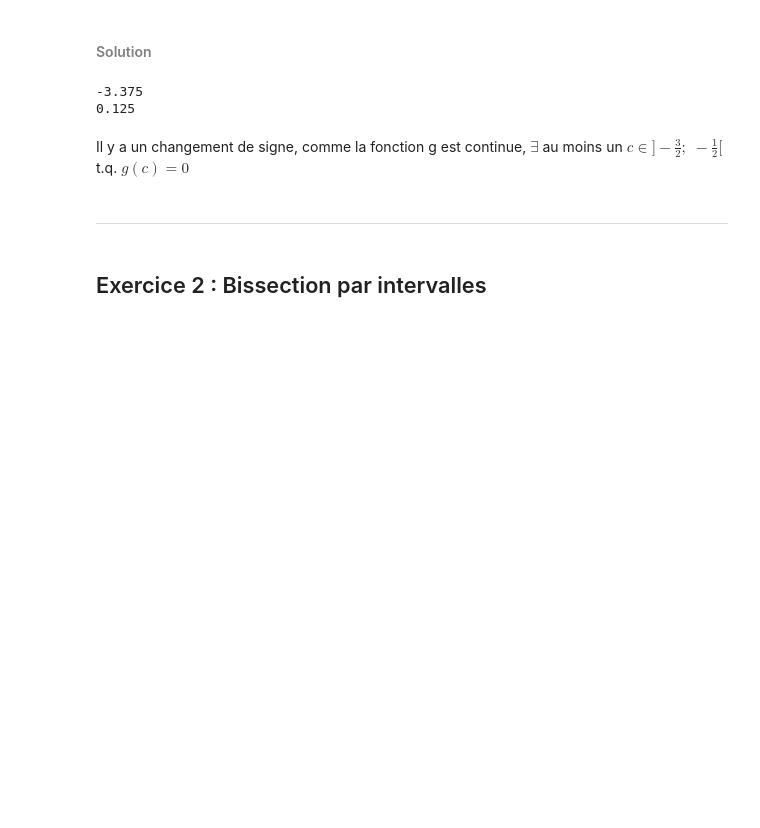
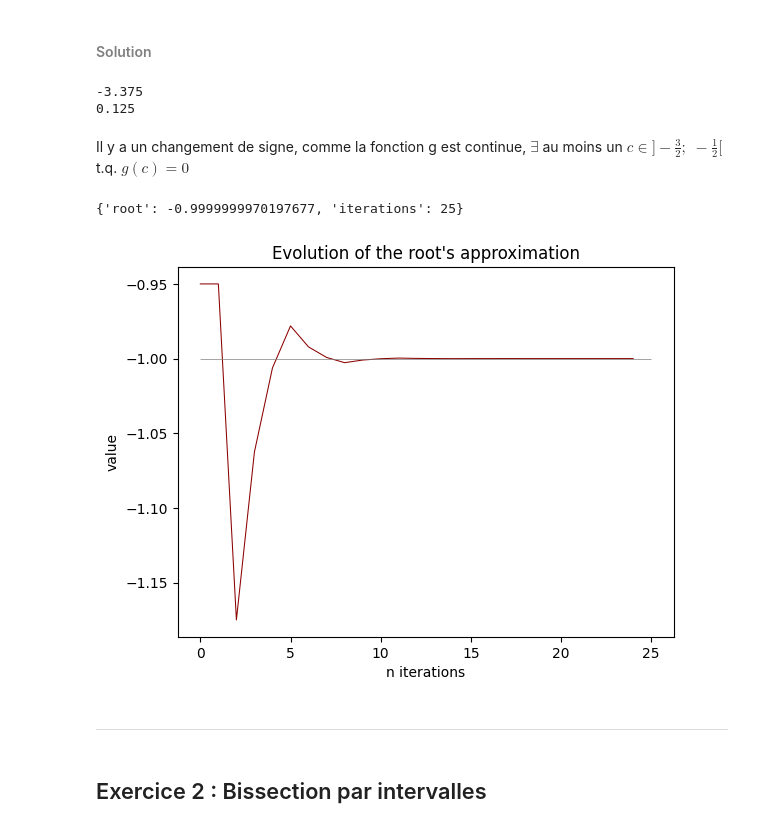
Before and after one commit to mightykatun/epfl-icc-man, a Jupyter notebook: Series/Serie_10/Serie_10.ipynb, the cells around one changed output. Saved outputs shown, nothing was run; the diff lists cells and outputs as text; code cells hidden in the pictures; blank space fills up the shorter version.

```diff
--- a/Series/Serie_10/Serie_10.ipynb
+++ b/Series/Serie_10/Serie_10.ipynb
@@ -90,8 +90,3 @@ print(g(-1/2))
 0.125
 # %% [markdown]
 Il y a un changement de signe, comme la fonction g est continue, $\exists$ au moins un $c\in ]-\frac{3}{2};\; -\frac{1}{2}[$ t.q. $g(c)=0$
-# %%
-def bissection(func, lbound, ubound, tolerance):
-    '''
-    Uses basic
-    '''
@@ -102,3 +150,23 @@ def bissection(func, lbound, ubound, tolerance):
+# %%
+print(bissection(g, -1.4, -1/2, tol_target=1e-8))
+# %% [output]
+{'root': -0.9999999970197677, 'iterations': 25}
+# %%
+n = 25
+
+approx_lst = []
+for i in range(n):
+    val = bissection(g, -1.4, -1/2, max_iter=i)['root']
+    approx_lst.append(val)
+
+plt.plot(approx_lst, color='darkred', linewidth=0.75)
+plt.title('Evolution of the root\'s approximation')
+plt.hlines(-1, 0, n, linewidth=0.5, color='gray')
+plt.xlabel('n iterations')
+plt.ylabel('value')
+plt.show()
+# %% [output]
+[figure, added]
 # %% [markdown]
 ***
 # %% [markdown]
```
Also changed, not shown: parts of 12 cells of this notebook, 2 other files.
